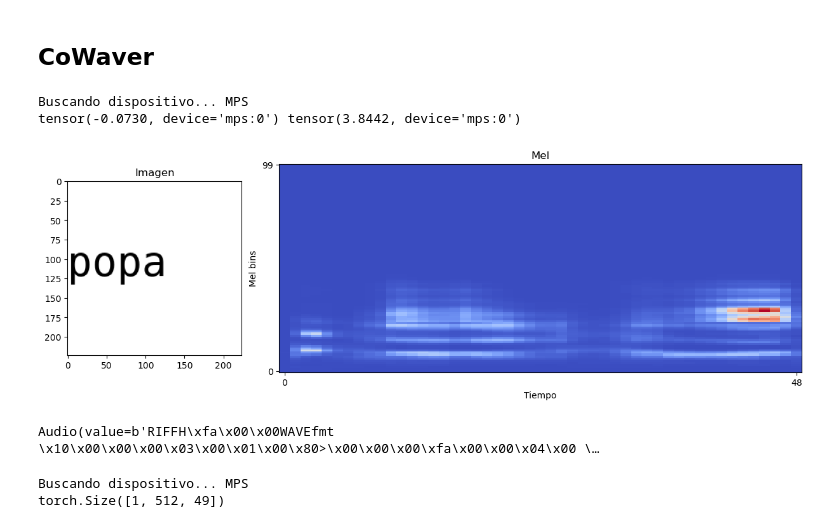
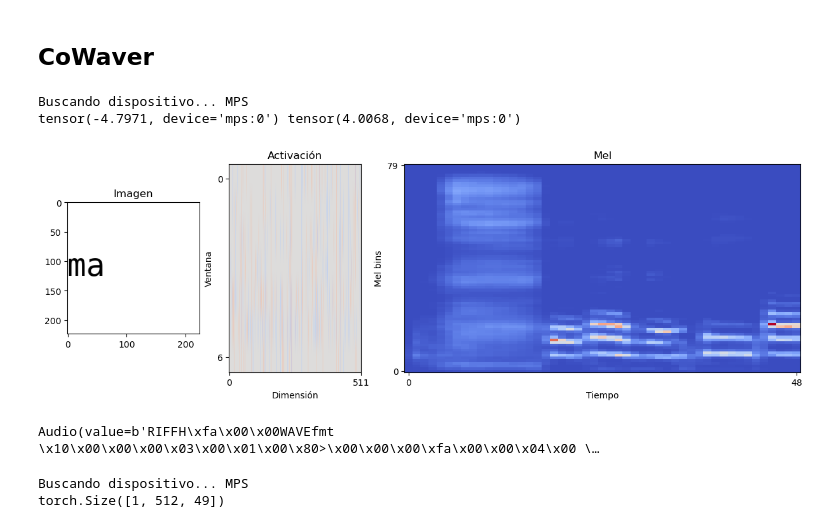
Before and after one commit to martindsq/from-speech, a Jupyter notebook: notebooks/cowaver.ipynb, the cells around one changed output. Saved outputs shown, nothing was run; the diff lists cells and outputs as text; code cells hidden in the pictures.

```diff
--- a/notebooks/cowaver.ipynb
+++ b/notebooks/cowaver.ipynb
@@ -326,41 +326,42 @@ from cowaver.checkpoints import cargar_checkpoint
 from cowaver.utils import explorar_datos, extraer_waveform
 from cowaver.utils import make_image, encontrar_dispositivo
 
 cowaver = build_model(
     'unconditioned',
     latent_dim=512,
     hidden_size=256,
-    mel_bins=100,
-    adapter='attn',
-    decoder='attn'
+    mel_bins=80,
+    adapter='recurrent',
+    decoder='tacotron'
 )
 
 
-train_history = cargar_checkpoint(cowaver, phase=2, folder=checkpoints_path, silent=True)
+train_history = cargar_checkpoint(cowaver, phase=1, folder=Path("../checkpoints-phones/"), silent=True)
 
 dispositivo = encontrar_dispositivo()
 cowaver = cowaver.to(dispositivo)
-x = make_image("popa", x_stride=0)
+x = make_image("ma", x_stride=0)
 cowaver.eval()
 with torch.no_grad():
     x = x.to(dispositivo)
     mel, z = cowaver(x)
 
 fig = plt.figure(figsize=(12, 4), layout="constrained")
-axes = fig.subplot_mosaic([["x", "mel"]], gridspec_kw={"width_ratios": [1, 3]})
+axes = fig.subplot_mosaic([["x", "z", "mel"]], gridspec_kw={"width_ratios": [1, 1, 3]})
 
 plot_image(x, ax=axes["x"])
+plot_activation(z, ax=axes["z"])
 plot_mel(mel.cpu(), ax=axes["mel"])
 print(mel.min(), mel.max())
 
 plt.show()
 
 waveform = extraer_waveform(mel.cpu())
 display(audio_widget(waveform[0]))
 # %% [output]
 Buscando dispositivo... MPS
-tensor(-0.0730, device='mps:0') tensor(3.8442, device='mps:0')
+tensor(-4.7971, device='mps:0') tensor(4.0068, device='mps:0')
-[figure, old version]
+[figure, new version]
 Audio(value=b'RIFFH\xfa\x00\x00WAVEfmt \x10\x00\x00\x00\x03\x00\x01\x00\x80>\x00\x00\x00\xfa\x00\x00\x04\x00 \…
 # %%
 import torchaudio
```
Also changed, not shown: 18 other files.
